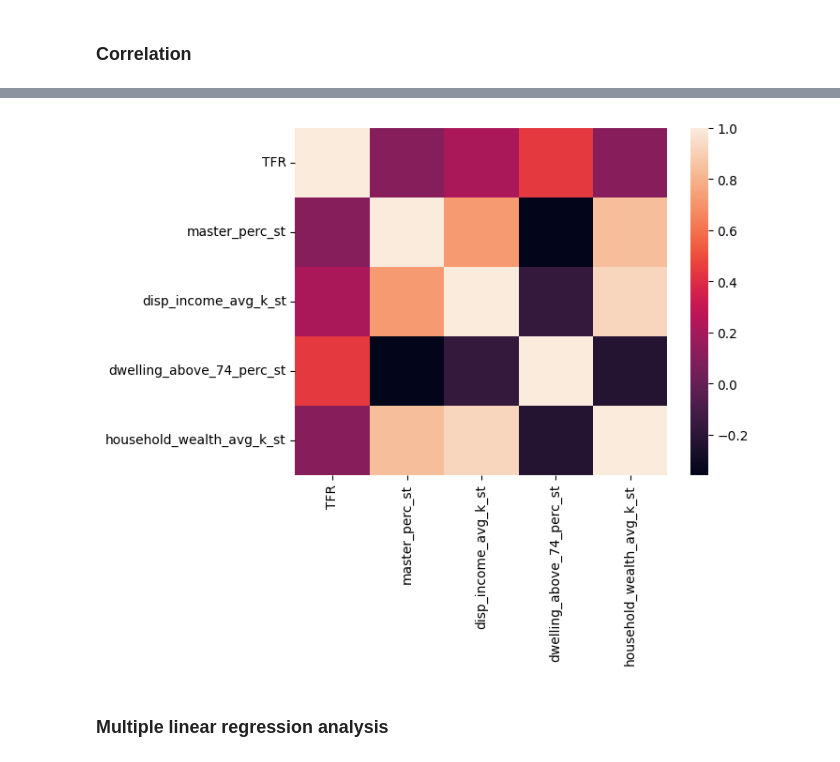
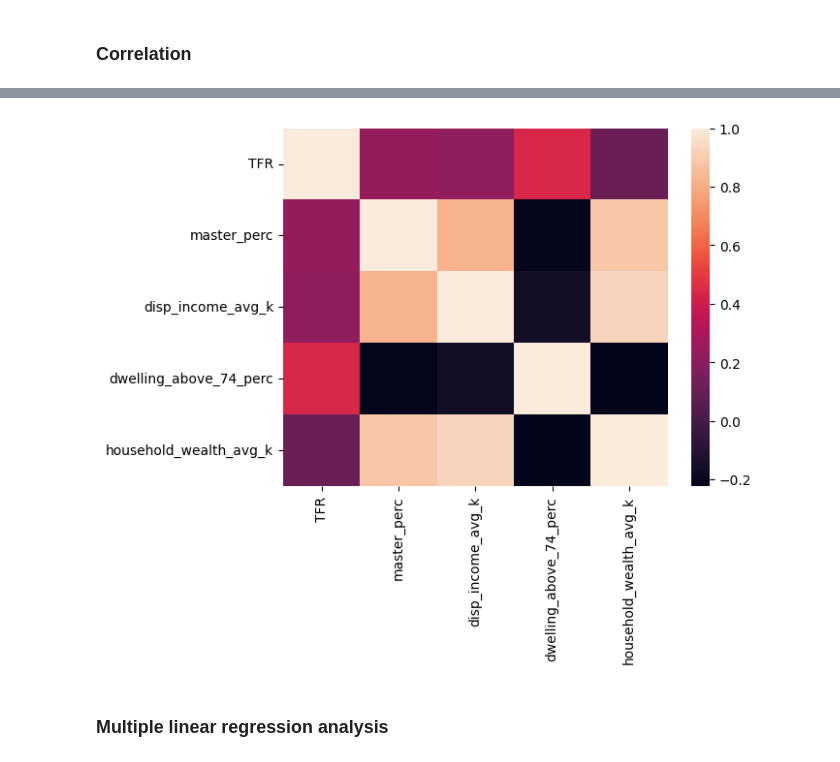
Before and after one commit to agnesutovaite/geospatial, a Jupyter notebook: project_notebook.ipynb, the cells around one changed output, grey strips where cells are left out. Saved outputs shown, nothing was run; the diff lists cells and outputs as text; code cells hidden in the pictures.

Commit message:
Data Update

```diff
--- a/project_notebook.ipynb
+++ b/project_notebook.ipynb
@@ -276,9 +360,11 @@ data_wea
+# %%
+data_wea = data_wea.iloc[3:,2:]
 # %%
 # deal with type
-data_wea[2021] = data_wea[2021].apply(lambda x: float(x.replace(' ', '')) if isinstance(x, str) else x)
+data_wea['Unnamed: 3'] = data_wea['Unnamed: 3'].apply(lambda x: float(x.replace(' ', '')) if isinstance(x, str) else x)
 # %%
 # rename columns
-data_wea.rename(columns = {'Unnamed: 0':'municipality_nm', 2021:'household_wealth_avg_k'}, inplace = True)
+data_wea.rename(columns = {'Unnamed: 2':'municipality_nm', 'Unnamed: 3':'household_wealth_avg_k'}, inplace = True)
 # %%
 # show in thousands and round the number
 data_wea['household_wealth_avg_k'] = round(data_wea['household_wealth_avg_k']/1000, 2)
@@ -308,6 +403,9 @@ merged_df = pd.merge(data_fer, data_edu, on='municipality_nm', how='left')
 merged_df = pd.merge(merged_df, data_inc, on='municipality_nm', how='left')
 merged_df = pd.merge(merged_df, data_dwe, on='municipality_nm', how='left')
 merged_df = pd.merge(merged_df, data_wea, on='municipality_nm', how='left')
+# %%
+# change name to the same language
+merged_df['municipality_nm'] = merged_df['municipality_nm'].replace('Copenhagen', 'København')
 # %%
 # Find rows with null values
 null_rows = merged_df[merged_df.isnull().any(axis=1)]
@@ -480,8 +586,8 @@ data[['TFR', 'master_perc_st', 'disp_income_avg_k_st', 'dwelling_above_74_perc_s
 # %%
 # plot heatmap
-sns.heatmap(data[['TFR', 'master_perc_st', 'disp_income_avg_k_st', 'dwelling_above_74_perc_st', 'household_wealth_avg_k_st']].corr());
+sns.heatmap(data[['TFR', 'master_perc', 'disp_income_avg_k', 'dwelling_above_74_perc', 'household_wealth_avg_k']].corr());
 # %% [output]
-[figure, old version]
+[figure, new version]
 # %% [markdown]
 ### Multiple linear regression analysis
 # %% [markdown]
```
Also changed, not shown: parts of 67 cells of this notebook, 16 other files.
